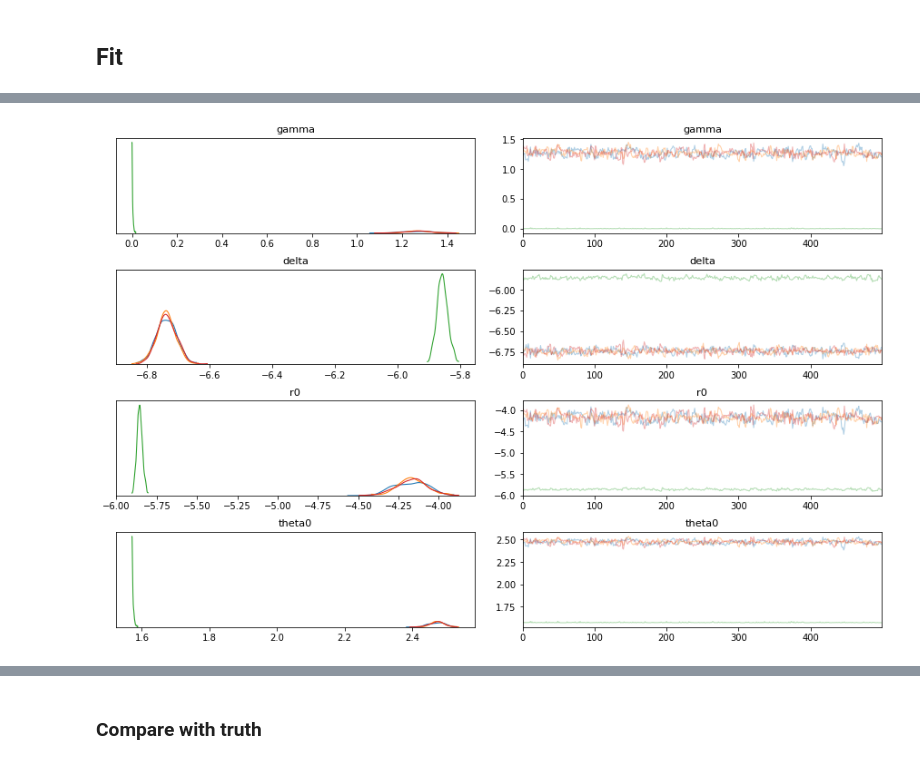
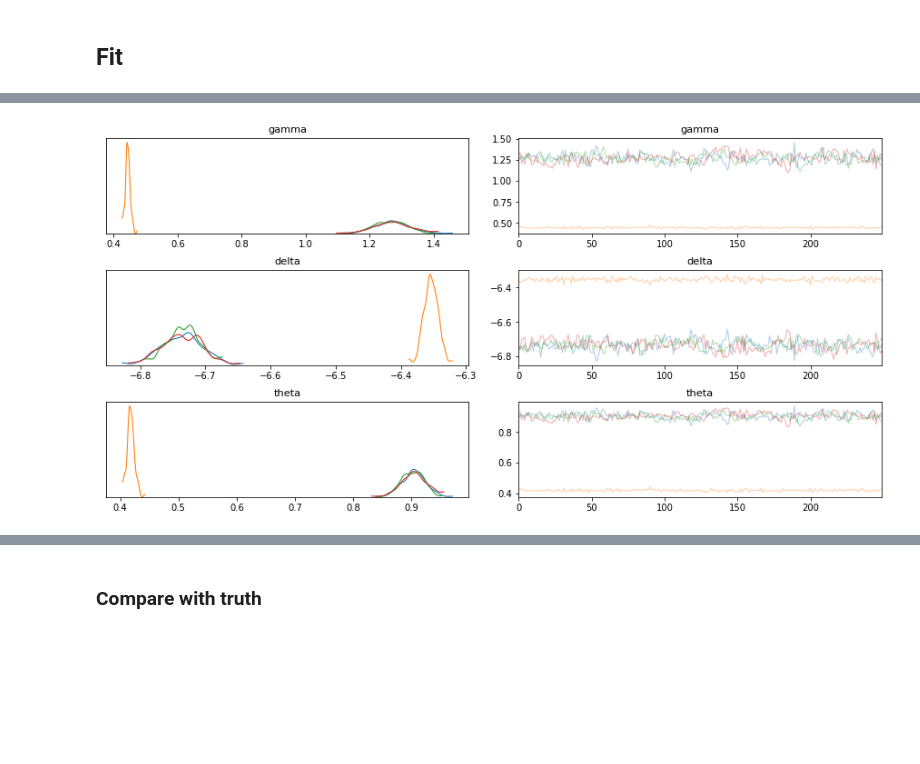
Before and after one commit to grburgess/zusammen, a Jupyter notebook: examples/fit.ipynb, the cells around one changed output, grey strips where cells are left out. Drawn from its saved outputs; the diff is of its cells as text; code cells hidden in the pictures; blank space fills up the shorter version.

Commit message:
Try gamma as an angular param -> same issues

```diff
--- a/examples/fit.ipynb
+++ b/examples/fit.ipynb
@@ -65,10 +65,10 @@ ds = zusammen.DataSet.from_hdf5_file('data/survey_proc.h5')
 #data['model_energy'] = model_energy
 
 warmup = 500
-samps = 500
+samps = 250
 total = warmup + samps
 chains = 4
 # %%
-model = CmdStanModel(stan_file="stan/simple_cor_polar.stan",
+model = CmdStanModel(stan_file="stan/simple_cor_angle.stan",
                      cpp_options={'STAN_THREADS': 'TRUE'})
 # %% [output]
@@ -96,6 +95,6 @@ av = arviz.from_cmdstanpy(fit)
 # %%
 #fit.summary
 # %%
-arviz.plot_trace(av, var_names=["gamma", "delta", "r0", "theta0"]);
+arviz.plot_trace(av, var_names=["gamma", "delta", "theta"]);
 # %% [output]
-[figure, old version]
+[figure, new version]
```
Also changed, not shown: parts of 3 cells of this notebook, 2 other files.
